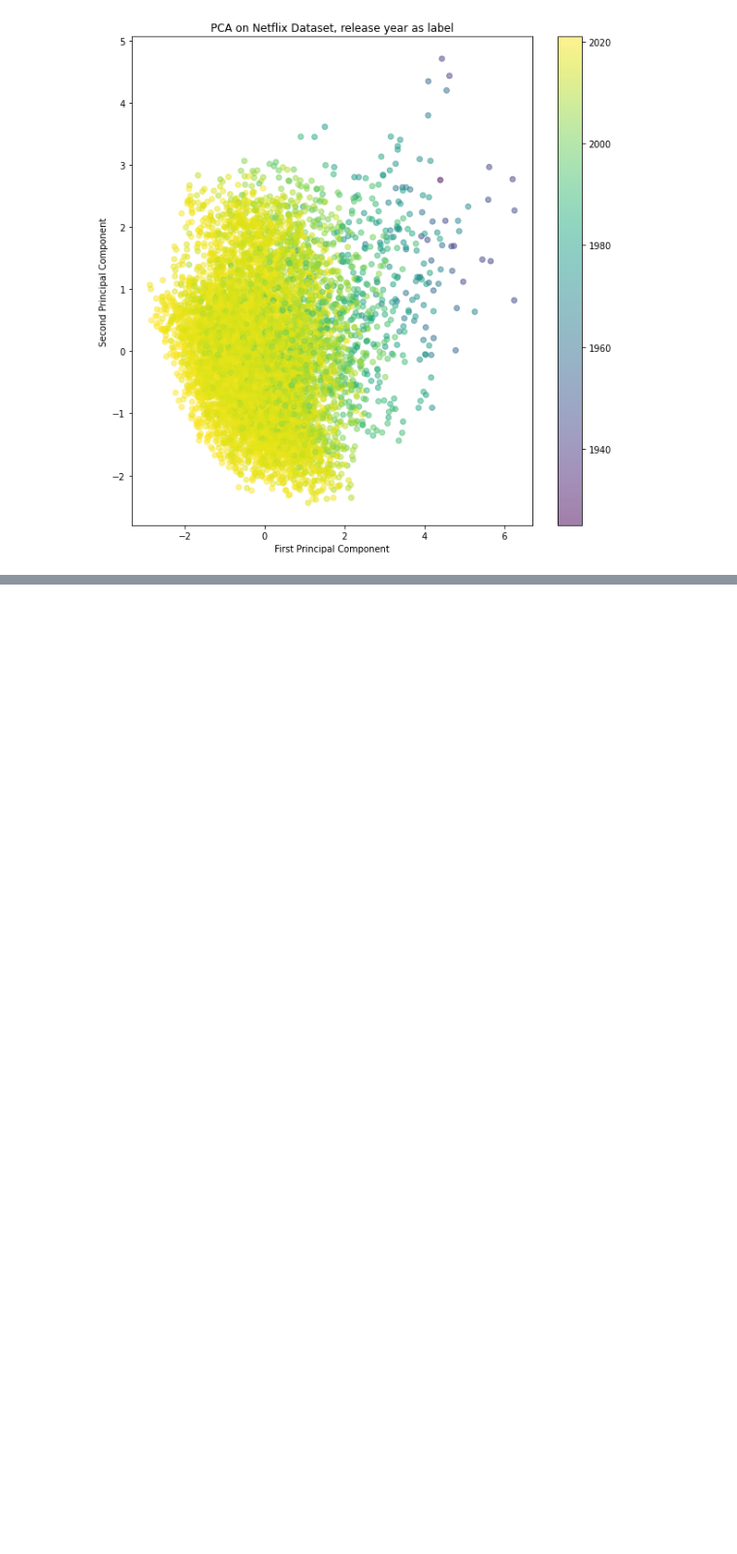
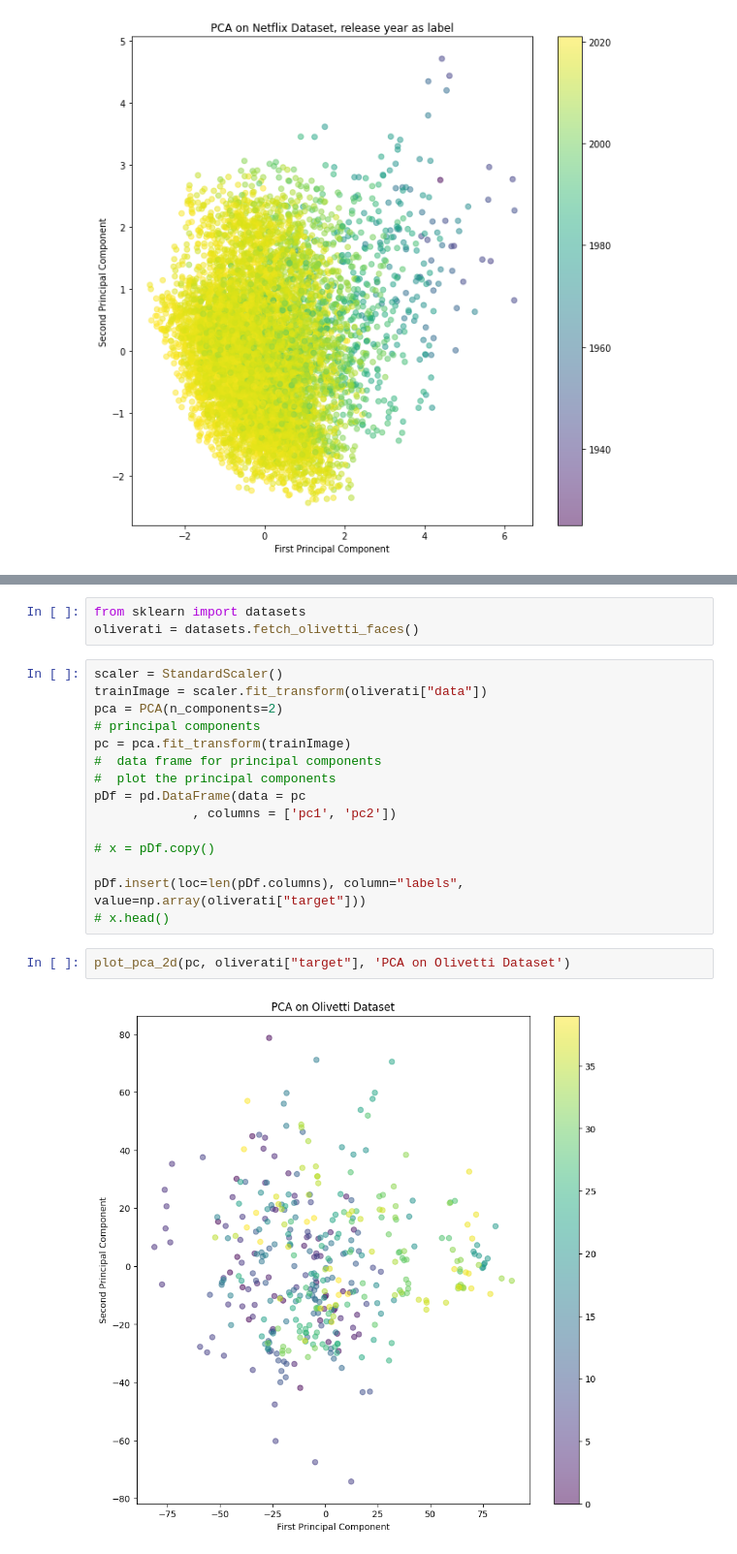
Before and after one commit to KarmanjyotSingh/tsne, a Jupyter notebook: pca.ipynb, the cells around one changed output, grey strips where cells are left out. Shown at 97% size. Cells and saved outputs as stored; diff of their text form; blank space fills up the shorter version.

```diff
--- a/pca.ipynb
+++ b/pca.ipynb
@@ -154,0 +202,22 @@ plot_pca_2d(X_pca, y, 'PCA on Netflix Dataset, release year as label')
+# %%
+from sklearn import datasets
+oliverati = datasets.fetch_olivetti_faces()
+# %%
+scaler = StandardScaler()
+trainImage = scaler.fit_transform(oliverati["data"])
+pca = PCA(n_components=2)
+# principal components
+pc = pca.fit_transform(trainImage)
+#  data frame for principal components
+#  plot the principal components
+pDf = pd.DataFrame(data = pc
+             , columns = ['pc1', 'pc2'])
+
+# x = pDf.copy()
+
+pDf.insert(loc=len(pDf.columns), column="labels", value=np.array(oliverati["target"]))
+# x.head()
+# %%
+plot_pca_2d(pc, oliverati["target"], 'PCA on Olivetti Dataset')
+# %% [output]
+[figure, added]
```
Also changed, not shown: parts of 7 cells of this notebook.
